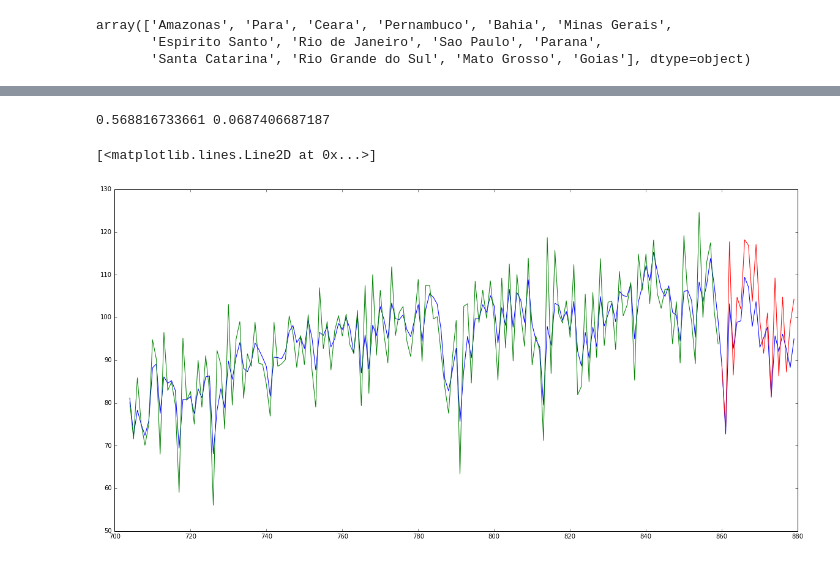
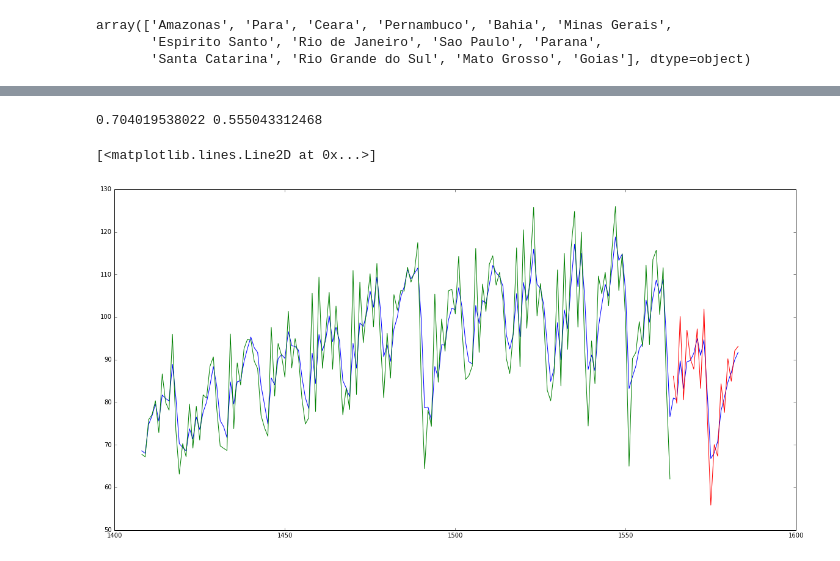
Before and after one commit to SandorTucakov/IBC_BR, a Jupyter notebook: PIN.ipynb, the cells around one changed output, grey strips where cells are left out. Saved outputs shown, nothing was run; the diff lists cells and outputs as text; code cells hidden in the pictures.

```diff
--- a/PIN.ipynb
+++ b/PIN.ipynb
@@ -250,16 +279,16 @@ array(['Amazonas', 'Para', 'Ceara', 'Pernambuco', 'Bahia', 'Minas Gerais',
 # %%
 # plot baseline and predictions
-estado = 'Bahia'
+estado = 'Sao Paulo'
 f1 = (final['variable']==estado) & (final['Date']<CUTOFF)
 f2 = (final['variable']==estado) & (final['Date']>=CUTOFF)
 
 print r2_score(final.ix[f1,'true_val'],final.ix[f1,'train']), r2_score(final.ix[f2,'true_val'],final.ix[f2,'test'])
 
 plt.figure(figsize=(20,10))
 plt.plot(final.ix[final['variable']==estado, 'true_val'])
 plt.plot(final.ix[final['variable']==estado, 'train'])
 plt.plot(final.ix[final['variable']==estado, 'test'])
 # %% [output]
-0.568816733661 0.0687406687187
+0.704019538022 0.555043312468
 [<matplotlib.lines.Line2D at 0x...>]
-[figure, old version]
+[figure, new version]
```
Also changed, not shown: parts of 1 cell of this notebook.
